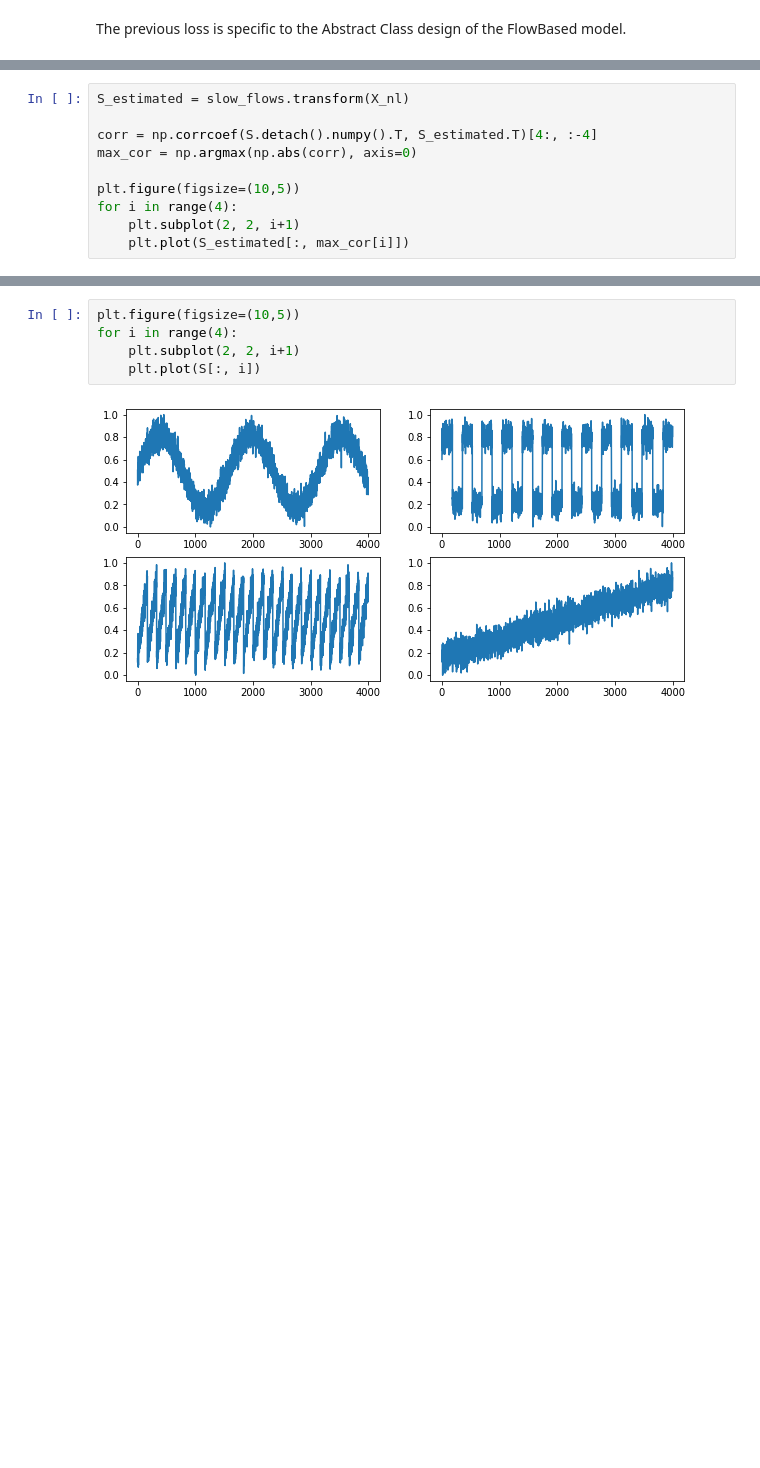
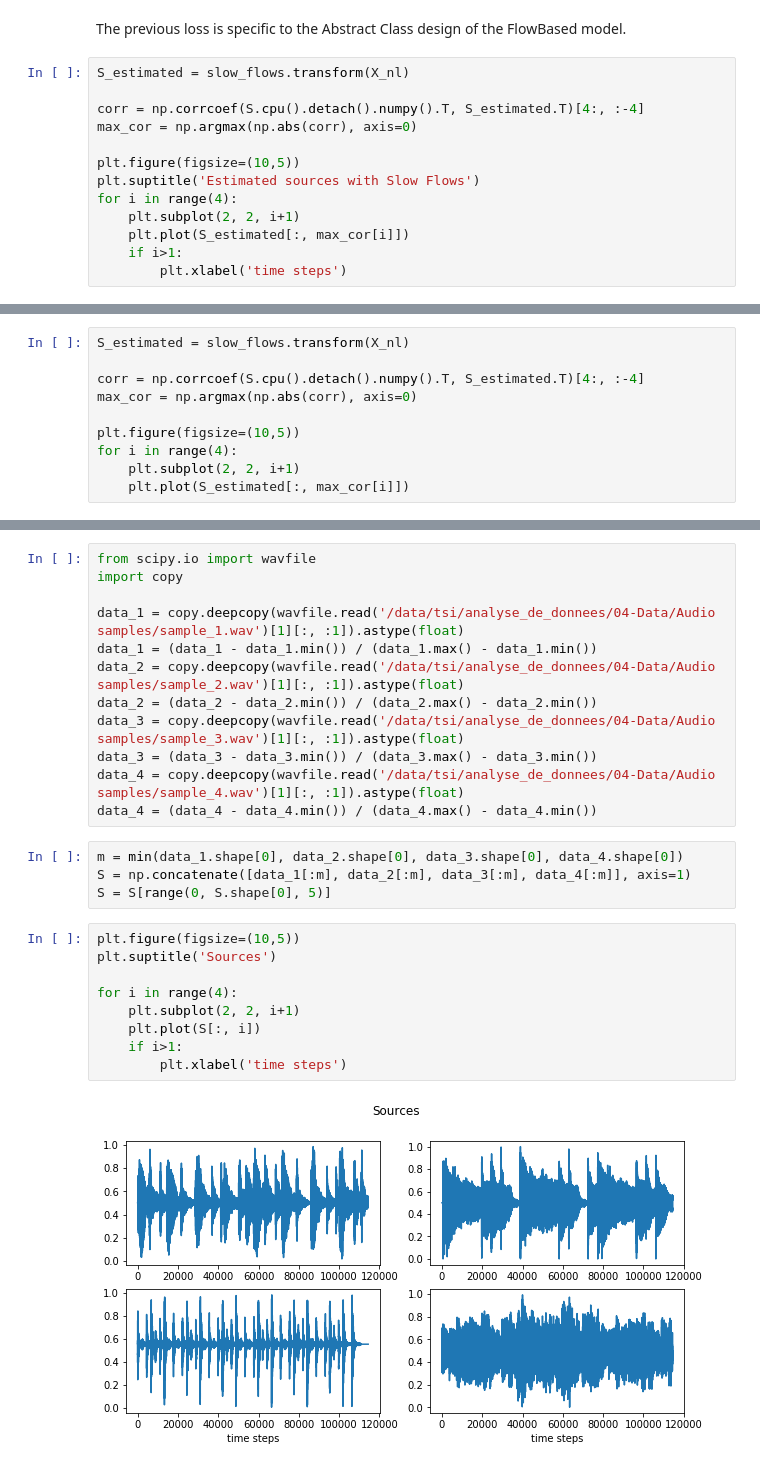
Before and after one commit to edouardpineau/Time-Series-Source-Separation-with-Slow-Flows, a Jupyter notebook: Slow_flows.ipynb, the cells around one changed output, grey strips where cells are left out. Cells and saved outputs as stored; diff of their text form; blank space fills up the shorter version.

```diff
--- a/Slow_flows.ipynb
+++ b/Slow_flows.ipynb
@@ -208,2 +195,15 @@ iter 1490: loss = 8.153
 # %% [markdown]
 The previous loss is specific to the Abstract Class design of the FlowBased model.
+# %%
+S_estimated = slow_flows.transform(X_nl)
+
+corr = np.corrcoef(S.cpu().detach().numpy().T, S_estimated.T)[4:, :-4]
+max_cor = np.argmax(np.abs(corr), axis=0)
+
+plt.figure(figsize=(10,5))
+plt.suptitle('Estimated sources with Slow Flows')
+for i in range(4):
+    plt.subplot(2, 2, i+1)
+    plt.plot(S_estimated[:, max_cor[i]])
+    if i>1:
+        plt.xlabel('time steps')
@@ -210,7 +212,7 @@ The previous loss is specific to the Abstract Class design of the FlowBased mode
 # %%
 S_estimated = slow_flows.transform(X_nl)
 
-corr = np.corrcoef(S.detach().numpy().T, S_estimated.T)[4:, :-4]
+corr = np.corrcoef(S.cpu().detach().numpy().T, S_estimated.T)[4:, :-4]
 max_cor = np.argmax(np.abs(corr), axis=0)
 
 plt.figure(figsize=(10,5))
@@ -224,7 +230,27 @@ Plot the estimated sources
+# %%
+from scipy.io import wavfile
+import copy
+
+data_1 = copy.deepcopy(wavfile.read('/data/tsi/analyse_de_donnees/04-Data/Audio samples/sample_1.wav')[1][:, :1]).astype(float)
+data_1 = (data_1 - data_1.min()) / (data_1.max() - data_1.min())
+data_2 = copy.deepcopy(wavfile.read('/data/tsi/analyse_de_donnees/04-Data/Audio samples/sample_2.wav')[1][:, :1]).astype(float)
+data_2 = (data_2 - data_2.min()) / (data_2.max() - data_2.min())
+data_3 = copy.deepcopy(wavfile.read('/data/tsi/analyse_de_donnees/04-Data/Audio samples/sample_3.wav')[1][:, :1]).astype(float)
+data_3 = (data_3 - data_3.min()) / (data_3.max() - data_3.min())
+data_4 = copy.deepcopy(wavfile.read('/data/tsi/analyse_de_donnees/04-Data/Audio samples/sample_4.wav')[1][:, :1]).astype(float)
+data_4 = (data_4 - data_4.min()) / (data_4.max() - data_4.min())
+# %%
+m = min(data_1.shape[0], data_2.shape[0], data_3.shape[0], data_4.shape[0])
+S = np.concatenate([data_1[:m], data_2[:m], data_3[:m], data_4[:m]], axis=1)
+S = S[range(0, S.shape[0], 5)]
 # %%
 plt.figure(figsize=(10,5))
+plt.suptitle('Sources')
+
 for i in range(4):
     plt.subplot(2, 2, i+1)
     plt.plot(S[:, i])
+    if i>1:
+        plt.xlabel('time steps')
 # %% [output]
-[figure, old version]
+[figure, new version]
```
Also changed, not shown: parts of 33 cells of this notebook.
